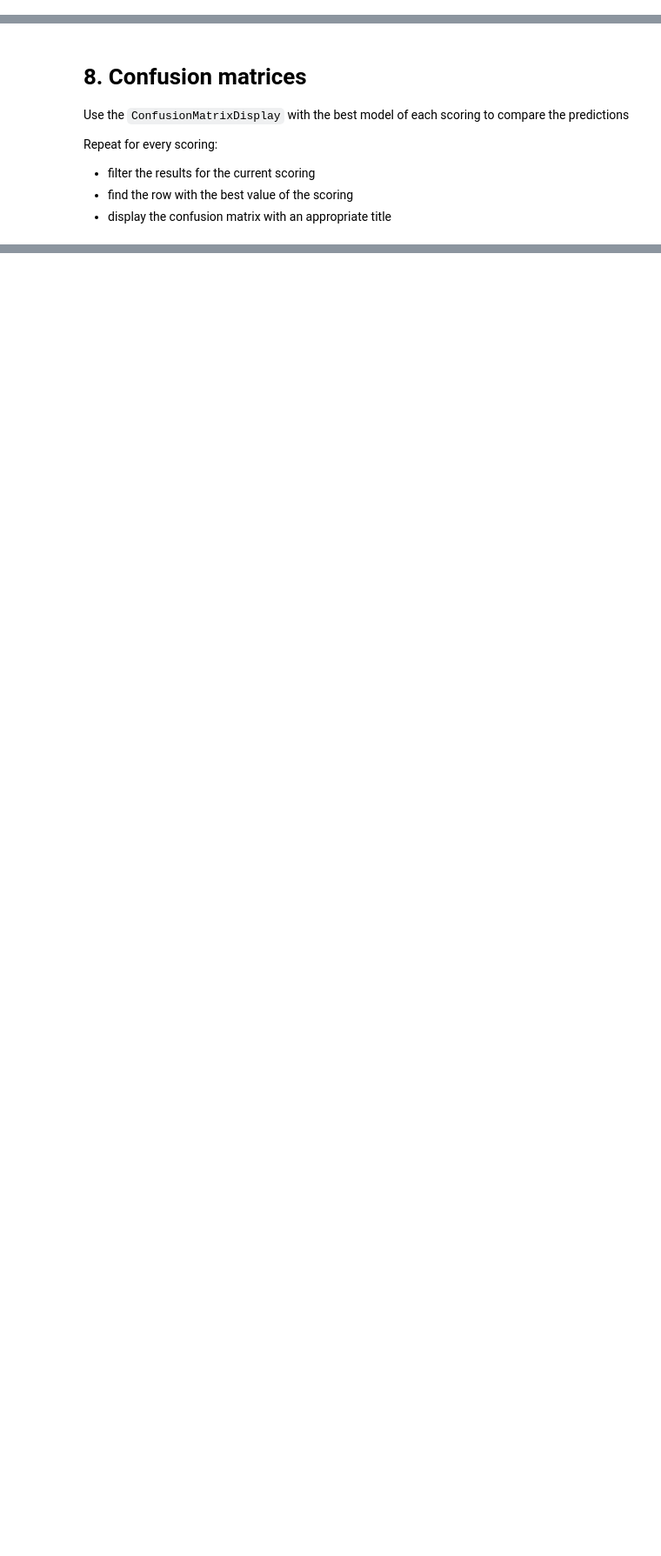
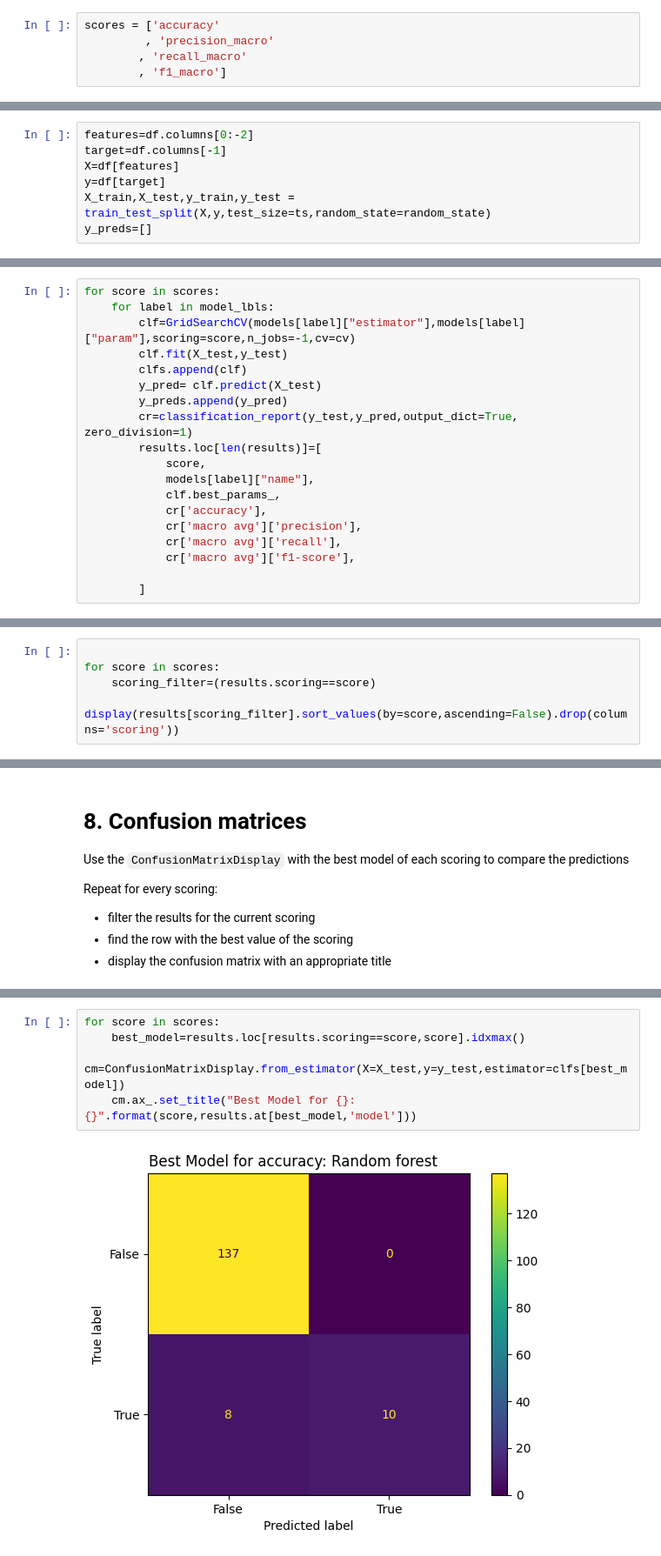
Before and after one commit to carnivuth/datamining, a Jupyter notebook: labs/multi-model-classification/multi-model-classification.ipynb, the cells around one changed output, grey strips where cells are left out. Shown at 87% size. Saved outputs shown, nothing was run; the diff lists cells and outputs as text; blank space fills up the shorter version.

Commit message:
added lab classification 3

```diff
--- a/labs/multi-model-classification/multi-model-classification.ipynb
+++ b/labs/multi-model-classification/multi-model-classification.ipynb
@@ -134,5 +148,10 @@ models = {
 }
 # %% [markdown]
 # 4. Set the list of *score functions* to choose from
+# %%
+scores = ['accuracy'
+         , 'precision_macro'
+        , 'recall_macro'
+        , 'f1_macro']
 # %% [markdown]
 # 5. Split the dataset into the train and test parts
@@ -145,3 +162,10 @@ Training on 3509 examples
+# %%
+features=df.columns[0:-2]
+target=df.columns[-1]
+X=df[features]
+y=df[target]
+X_train,X_test,y_train,y_test = train_test_split(X,y,test_size=ts,random_state=random_state)
+y_preds=[]
 # %% [markdown]
 # 6. Loop on scores and, for each score, loop on the model labels
 
@@ -204,6 +228,25 @@ Hints:
 with <br> `cr['first level label']['second level label']`
 - to append a list as the last row of a dataframe you can use <br>
 `df.loc[len(df)]=[]`
+# %%
+for score in scores:
+    for label in model_lbls:
+        clf=GridSearchCV(models[label]["estimator"],models[label]["param"],scoring=score,n_jobs=-1,cv=cv)
+        clf.fit(X_test,y_test)
+        clfs.append(clf)
+        y_pred= clf.predict(X_test)
+        y_preds.append(y_pred)
+        cr=classification_report(y_test,y_pred,output_dict=True, zero_division=1)
+        results.loc[len(results)]=[
+            score,
+            models[label]["name"],
+            clf.best_params_,
+            cr['accuracy'],
+            cr['macro avg']['precision'],
+            cr['macro avg']['recall'],
+            cr['macro avg']['f1-score'],
+
+        ]
 # %% [markdown]
 # 7. Display
 
@@ -249,0 +259,5 @@ Results for scoring "f1_macro"
+# %%
+
+for score in scores:
+    scoring_filter=(results.scoring==score)
+    display(results[scoring_filter].sort_values(by=score,ascending=False).drop(columns='scoring'))
@@ -264,0 +302,7 @@ Repeat for every scoring:
+# %%
+for score in scores:
+    best_model=results.loc[results.scoring==score,score].idxmax()
+    cm=ConfusionMatrixDisplay.from_estimator(X=X_test,y=y_test,estimator=clfs[best_model])
+    cm.ax_.set_title("Best Model for {}: {}".format(score,results.at[best_model,'model']))
+# %% [output]
+[figure, added]
```
Also changed, not shown: parts of 11 cells of this notebook.
